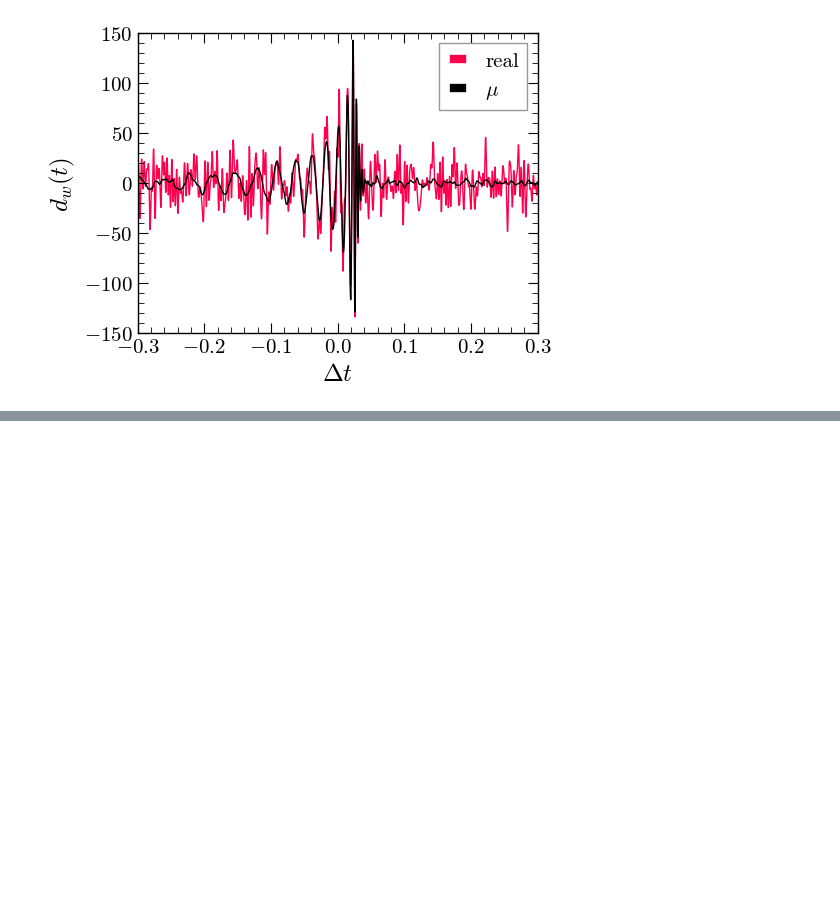
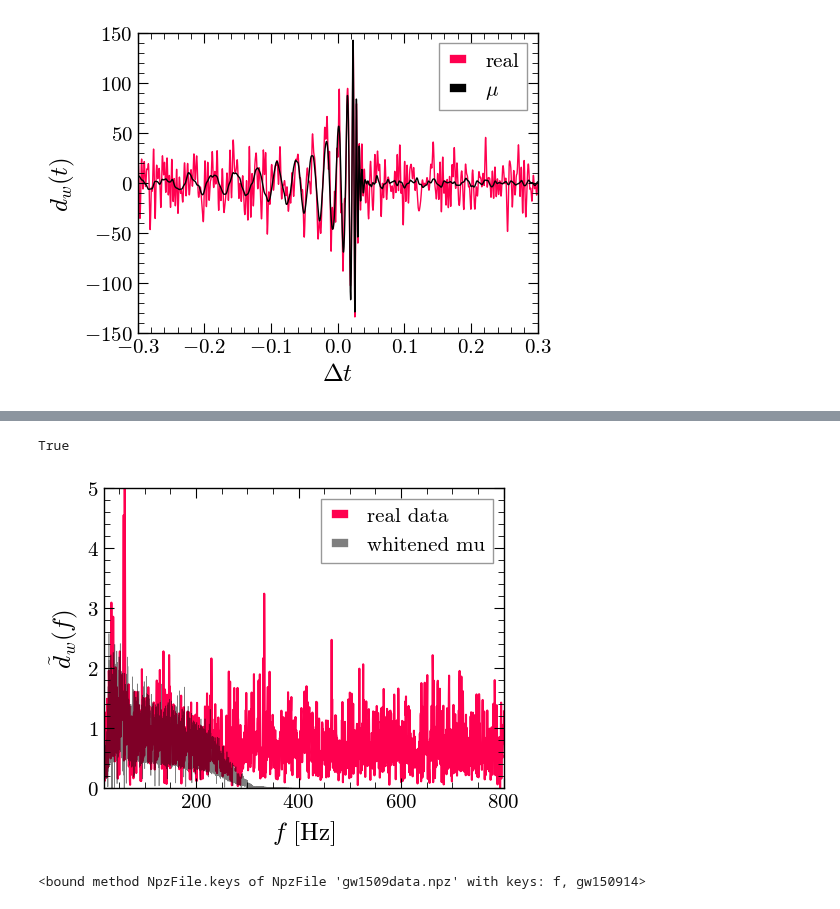
Before and after one commit to james-alvey-42/gw-mist, a Jupyter notebook: notebooks/week10/test_td.ipynb, the cells around one changed output, grey strips where cells are left out. Cells and saved outputs as stored; diff of their text form; code cells hidden in the pictures; blank space fills up the shorter version.

```diff
--- a/notebooks/week10/test_td.ipynb
+++ b/notebooks/week10/test_td.ipynb
@@ -466,0 +507,21 @@ for w in windows:
+# %%
+archive = np.load('gw1509data.npz')
+gw1501914 = archive['gw150914']
+f = archive['f']
+
+fig,ax1 = pf.create_plot()
+ax1.plot(f,gw1501914, color='#ff004f', label='real data')
+ax1.plot(smallf,np.abs(wf_hd[0]), linewidth=0.5, color='k', alpha=0.5, label='whitened mu')
+ax1.set_ylim([0,5])
+ax1.set_xlim(20,800)
+ax1.set_ylabel(r'$\tilde{d}_w(f)$')
+ax1.set_xlabel(r'$f$ [Hz]')
+ax1.legend()
+pf.fix_plot([ax1])
+# %% [output]
+True
+[figure, added]
+# %%
+archive.keys
+# %% [output]
+<bound method NpzFile.keys of NpzFile 'gw1509data.npz' with keys: f, gw150914>
```
Also changed, not shown: parts of 3 cells of this notebook, 1 other file.
